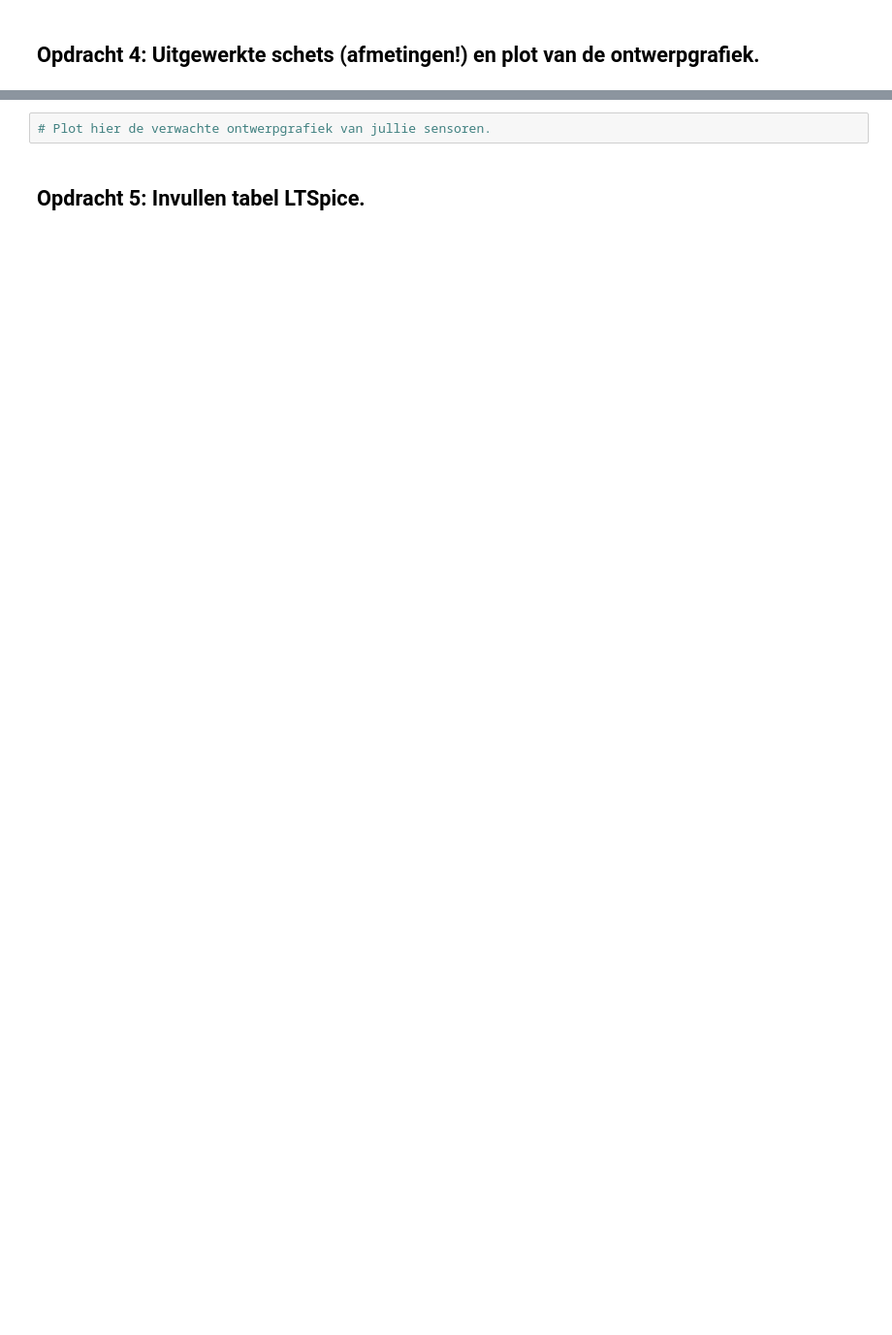
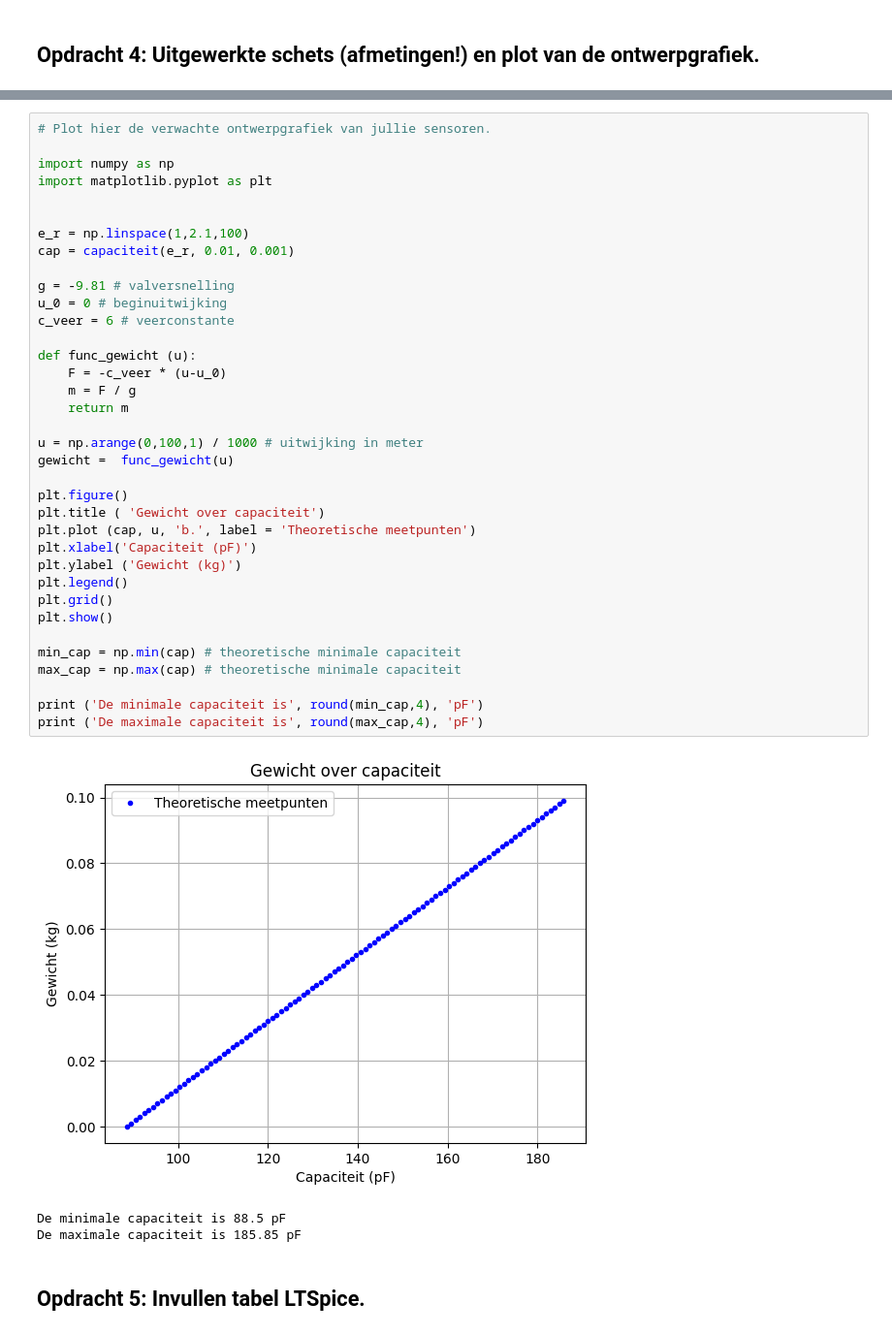
Before and after one commit to Rune-TuDelft/opdrachten-DEF-D, a Jupyter notebook: FysiekeOntwerpopdrachten/2OntwerpEenSensorCondensator/DEFOntwerpopdracht2OntwerpEenSensorInvulTemplate.ipynb, the cells around one changed output, grey strips where cells are left out. Shown at 97% size. Saved outputs shown, nothing was run; the diff lists cells and outputs as text; blank space fills up the shorter version.

```diff
--- a/FysiekeOntwerpopdrachten/2OntwerpEenSensorCondensator/DEFOntwerpopdracht2OntwerpEenSensorInvulTemplate.ipynb
+++ b/FysiekeOntwerpopdrachten/2OntwerpEenSensorCondensator/DEFOntwerpopdracht2OntwerpEenSensorInvulTemplate.ipynb
@@ -72,8 +80,46 @@ Pas deze tekst aan: Wij gaan een sensor maken die X meet.
 # %% [markdown]
 #### Voeg hier een foto van jullie uitgewerkte  schets van de sensor die jullie gaan maken in
 ![uitgewerkte schets](tudelftLogo.png)
-# %%
-# Plot hier de verwachte ontwerpgrafiek van jullie sensoren.
+# %%
+# Plot hier de verwachte ontwerpgrafiek van jullie sensoren.
+
+import numpy as np
+import matplotlib.pyplot as plt
+
+
+e_r = np.linspace(1,2.1,100)
+cap = capaciteit(e_r, 0.01, 0.001)
+
+g = -9.81 # valversnelling
+u_0 = 0 # beginuitwijking
+c_veer = 6 # veerconstante
+
+def func_gewicht (u):
+    F = -c_veer * (u-u_0)
+    m = F / g
+    return m
+
+u = np.arange(0,100,1) / 1000 # uitwijking in meter
+gewicht =  func_gewicht(u)
+
+plt.figure()
+plt.title ( 'Gewicht over capaciteit')
+plt.plot (cap, u, 'b.', label = 'Theoretische meetpunten')
+plt.xlabel('Capaciteit (pF)')
+plt.ylabel ('Gewicht (kg)')
+plt.legend()
+plt.grid()
+plt.show()
+
+min_cap = np.min(cap) # theoretische minimale capaciteit
+max_cap = np.max(cap) # theoretische minimale capaciteit
+
+print ('De minimale capaciteit is', round(min_cap,4), 'pF')
+print ('De maximale capaciteit is', round(max_cap,4), 'pF')
+# %% [output]
+[figure, added]
+De minimale capaciteit is 88.5 pF
+De maximale capaciteit is 185.85 pF
 # %% [markdown]
 ## Opdracht 5: Invullen tabel LTSpice.
 # %% [markdown]
```
Also changed, not shown: parts of 6 cells of this notebook.
